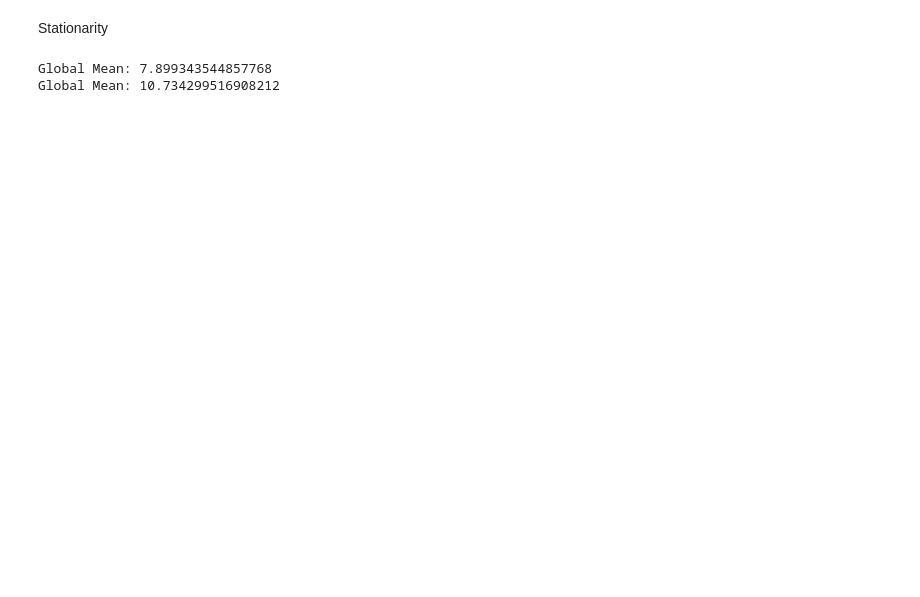
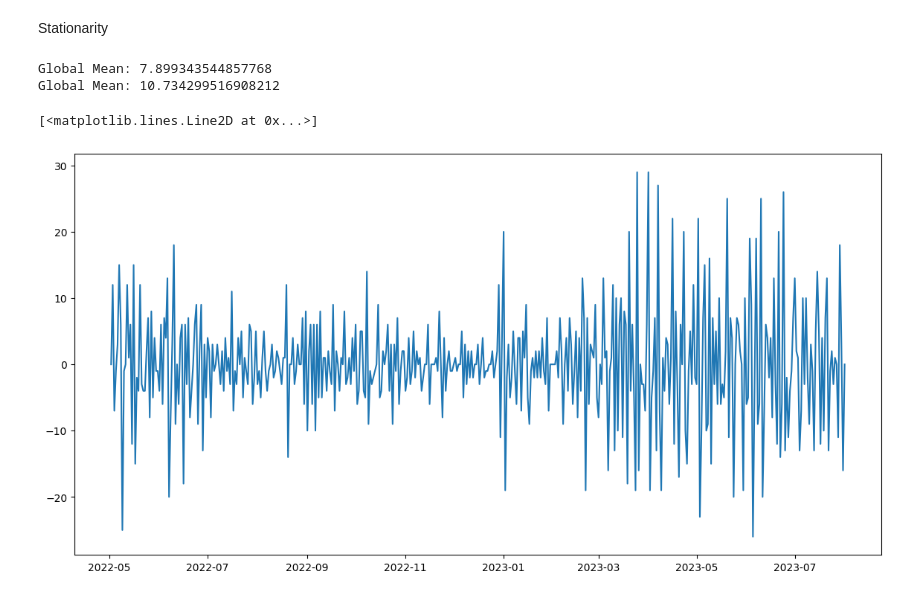
Before and after one commit to vubanc/BikeTimeSeriesAnalysis, a Jupyter notebook: TimeSeriesAnalysis.ipynb, the cells around one changed output. Drawn from its saved outputs; the diff is of its cells as text; code cells hidden in the pictures; blank space fills up the shorter version.

```diff
--- a/TimeSeriesAnalysis.ipynb
+++ b/TimeSeriesAnalysis.ipynb
@@ -60,3 +88,16 @@ print(f"Global Mean: {df_tripCount[250:].trip_count.mean()}")
 # %% [output]
 Global Mean: 7.899343544857768
 Global Mean: 10.734299516908212
+# %%
+df_tripCount["lagged_trip_count"] = df_tripCount["trip_count"].shift(1)
+df_tripCount["diff_trip_count"] = df_tripCount["trip_count"] - df_tripCount["lagged_trip_count"]
+df_tripCount.fillna(0,inplace=True)
+df_tripCount["lagged_trip_count"] = df_tripCount["lagged_trip_count"].astype(int)
+df_tripCount["diff_trip_count"] = df_tripCount["diff_trip_count"].astype(int)
+# %%
+#Applying a Transformation
+fig = plt.figure(figsize=(14,7))
+plt.plot(df_tripCount.Date, df_tripCount.diff_trip_count)
+# %% [output]
+[<matplotlib.lines.Line2D at 0x...>]
+[figure, added]
```
Also changed, not shown: parts of 10 cells of this notebook.
